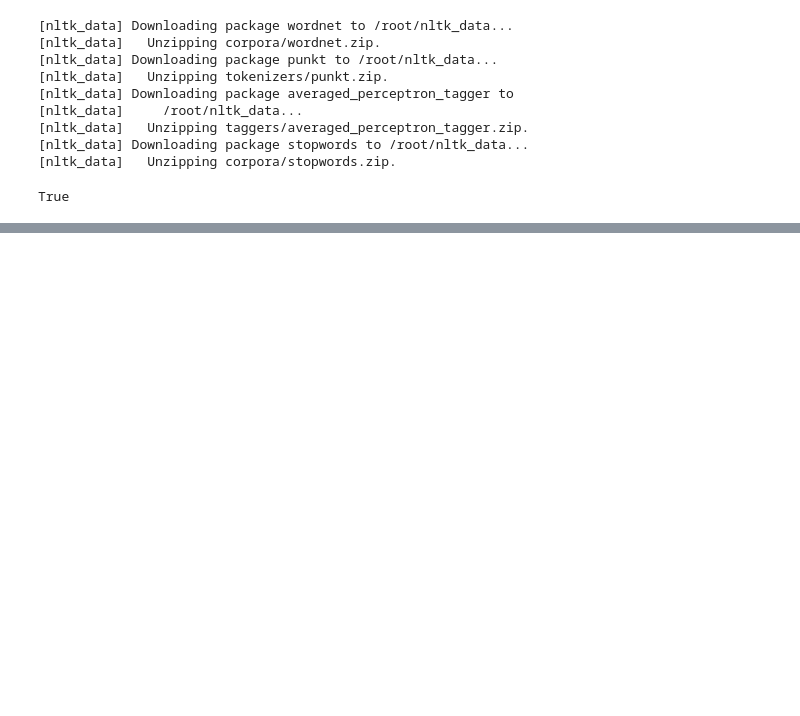
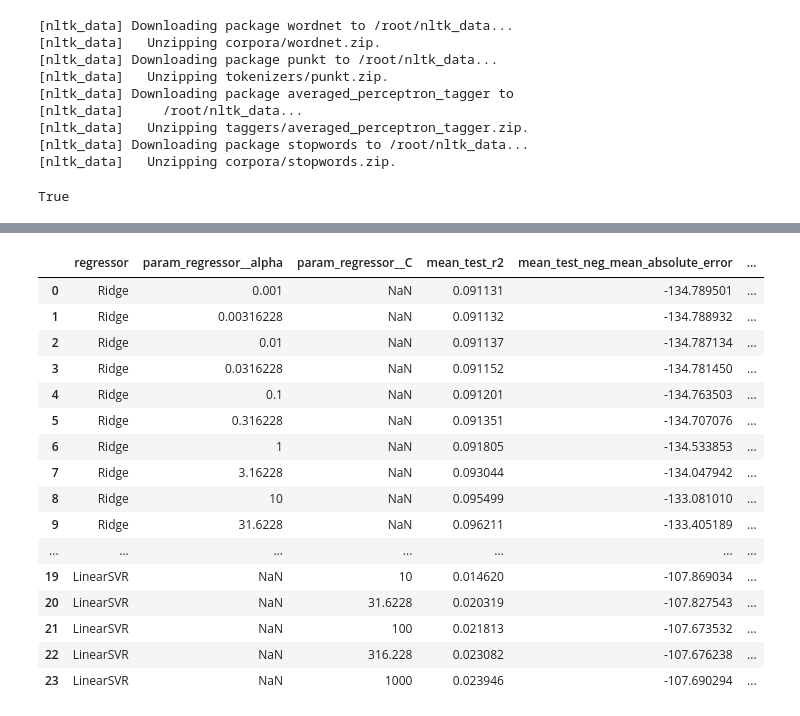
Before and after one commit to fagan2888/tweet-url-relationships, a Jupyter notebook: notebooks/Tweet Trust Correlation.ipynb, the cells around one changed output, grey strips where cells are left out. Drawn from its saved outputs; the diff is of its cells as text; code cells hidden in the pictures; blank space fills up the shorter version.

```diff
--- a/notebooks/Tweet Trust Correlation.ipynb
+++ b/notebooks/Tweet Trust Correlation.ipynb
@@ -518,0 +511,12 @@ X_test_full = np.hstack([X_test_vec, side_test])
+# %%
+pipe_src = Pipeline([('regressor', Ridge())])
+
+param_grid_src = [{'regressor':[Ridge(random_state=0)],
+              'regressor__alpha':np.logspace(-3,3,13)},
+              {'regressor':[LinearSVR(max_iter=10000, random_state=0)],
+              'regressor__C':np.logspace(-2,3,11)}]
+
+grid_src = GridSearchCV(pipe_src, param_grid_src, scoring=['r2', 'neg_mean_absolute_error', 'neg_root_mean_squared_error'],
+                    cv=5, verbose=2, refit='neg_mean_absolute_error')
+# %%
+grid_src.fit(side_train.to_numpy(), y_train)
@@ -518,0 +595,24 @@ X_test_full = np.hstack([X_test_vec, side_test])
+# %%
+cv_results_src = pd.DataFrame(grid_src.cv_results_)
+
+cv_results_src['regressor'] = cv_results_src['param_regressor'].apply(lambda x:x.__class__.__name__)
+# %%
+cv_results_src[['regressor', 'param_regressor__alpha', 'param_regressor__C', 'mean_test_r2','mean_test_neg_mean_absolute_error', 'mean_test_neg_root_mean_squared_error', 'rank_test_neg_root_mean_squared_error']]
+# %% [output]
+|  | regressor | param_regressor__alpha | param_regressor__C | mean_test_r2 | mean_test_neg_mean_absolute_error | ... |
+| 0 | Ridge | 0.001 | NaN | 0.091131 | -134.789501 | ... |
+| 1 | Ridge | 0.00316228 | NaN | 0.091132 | -134.788932 | ... |
+| 2 | Ridge | 0.01 | NaN | 0.091137 | -134.787134 | ... |
+| 3 | Ridge | 0.0316228 | NaN | 0.091152 | -134.781450 | ... |
+| 4 | Ridge | 0.1 | NaN | 0.091201 | -134.763503 | ... |
+| 5 | Ridge | 0.316228 | NaN | 0.091351 | -134.707076 | ... |
+| 6 | Ridge | 1 | NaN | 0.091805 | -134.533853 | ... |
+| 7 | Ridge | 3.16228 | NaN | 0.093044 | -134.047942 | ... |
+| 8 | Ridge | 10 | NaN | 0.095499 | -133.081010 | ... |
+| 9 | Ridge | 31.6228 | NaN | 0.096211 | -133.405189 | ... |
+| ... | ... | ... | ... | ... | ... | ... |
+| 19 | LinearSVR | NaN | 10 | 0.014620 | -107.869034 | ... |
+| 20 | LinearSVR | NaN | 31.6228 | 0.020319 | -107.827543 | ... |
+| 21 | LinearSVR | NaN | 100 | 0.021813 | -107.673532 | ... |
+| 22 | LinearSVR | NaN | 316.228 | 0.023082 | -107.676238 | ... |
+| 23 | LinearSVR | NaN | 1000 | 0.023946 | -107.690294 | ... |
```
Also changed, not shown: parts of 10 cells of this notebook.
